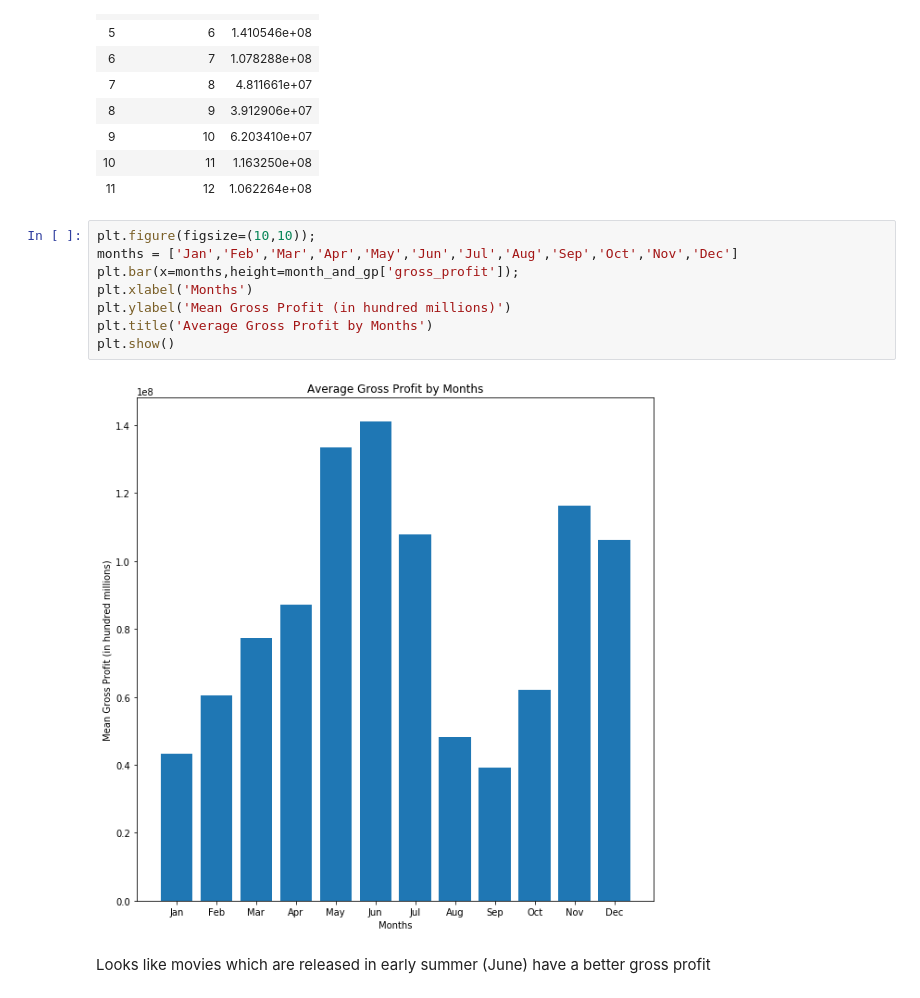
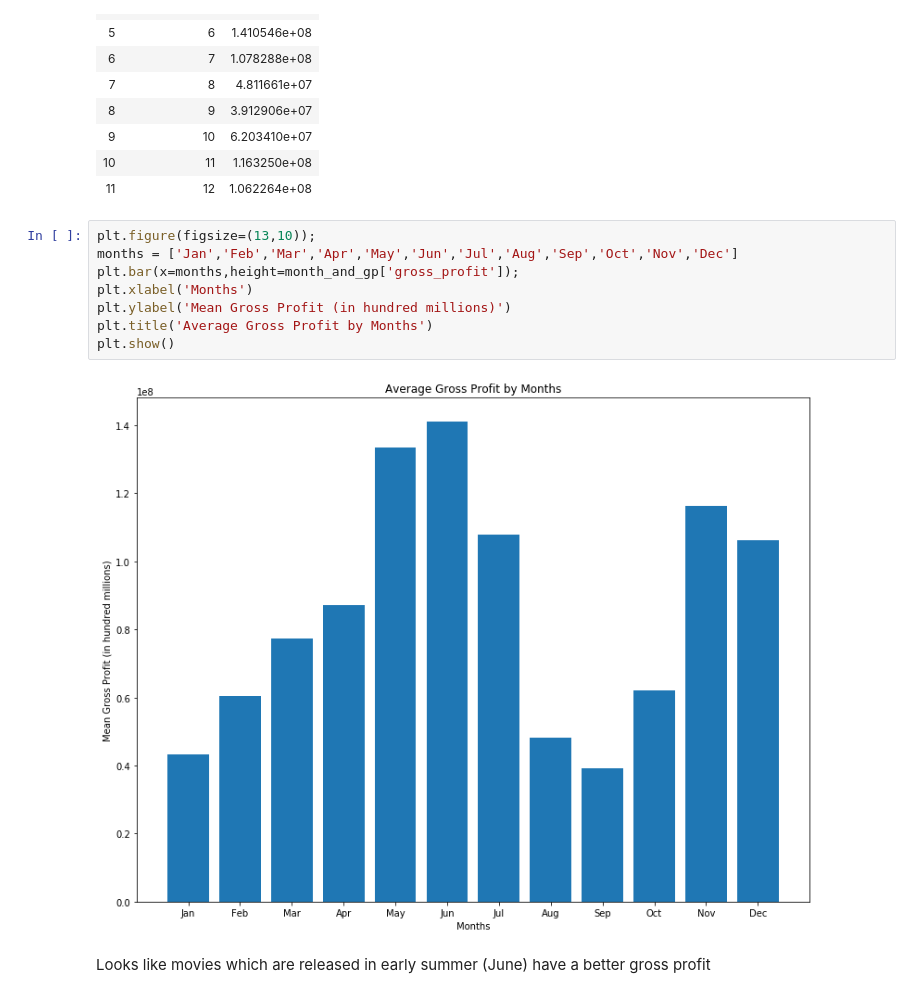
Before and after one commit to chrispfchung/mediaproject, a Jupyter notebook: Plotting csv.ipynb, the cells around one changed output. Cells and saved outputs as stored; diff of their text form.

```diff
--- a/Plotting csv.ipynb
+++ b/Plotting csv.ipynb
@@ -59,15 +59,15 @@ month_and_gp
 | 10 | 11 | 1.163250e+08 |
 | 11 | 12 | 1.062264e+08 |
 # %%
-plt.figure(figsize=(10,10));
+plt.figure(figsize=(13,10));
 months = ['Jan','Feb','Mar','Apr','May','Jun','Jul','Aug','Sep','Oct','Nov','Dec']
 plt.bar(x=months,height=month_and_gp['gross_profit']);
 plt.xlabel('Months')
 plt.ylabel('Mean Gross Profit (in hundred millions)')
 plt.title('Average Gross Profit by Months')
 plt.show()
 # %% [output]
-[figure, old version]
+[figure, new version]
 # %% [markdown]
 Looks like movies which are released in early summer (June) have a better gross profit
 # %% [markdown]
```
Also changed, not shown: parts of 3 cells of this notebook.
